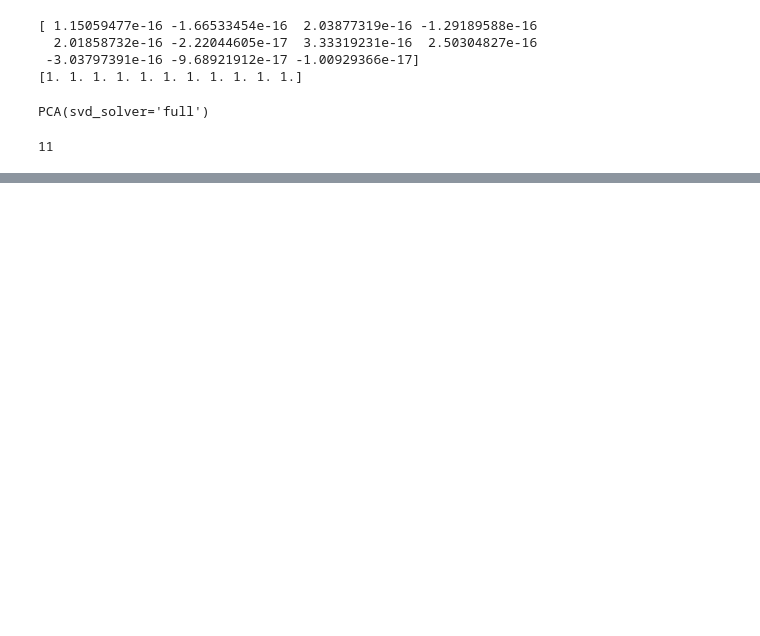
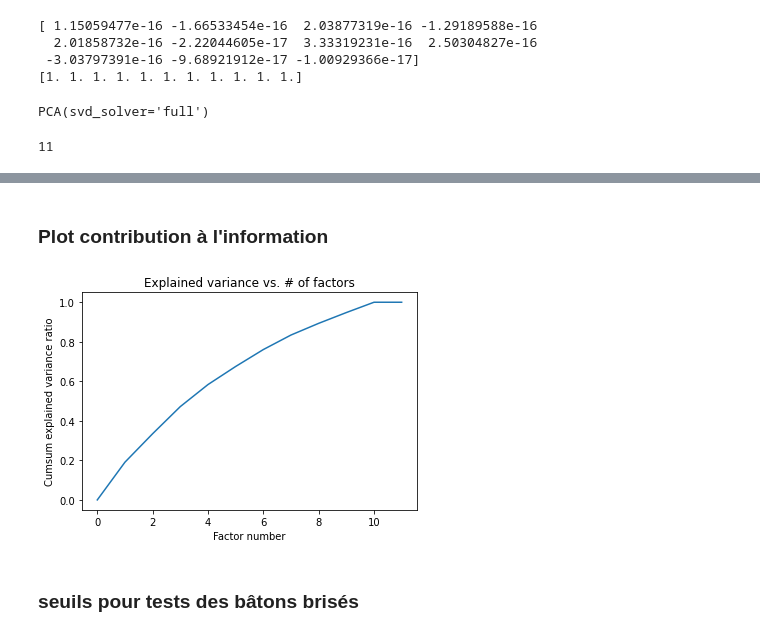
Before and after one commit to dussault-antoine/DataDrivenDesign, a Jupyter notebook: td_1.ipynb, the cells around one changed output, grey strips where cells are left out. Cells and saved outputs as stored; diff of their text form; code cells hidden in the pictures; blank space fills up the shorter version.

```diff
--- a/td_1.ipynb
+++ b/td_1.ipynb
@@ -103,0 +151,13 @@ print(acp.explained_variance_)
+# %% [markdown]
+### Plot contribution à l'information
+# %%
+plt.plot(np.arange(0,p+1),np.concatenate([[0],np.cumsum(acp.explained_variance_ratio_)]))
+plt.title("Explained variance vs. # of factors")
+plt.ylabel("Cumsum explained variance ratio")
+plt.xlabel("Factor number")
+
+plt.show()
+# %% [output]
+[figure, added]
+# %% [markdown]
+### seuils pour tests des bâtons brisés
```
Also changed, not shown: parts of 37 cells of this notebook, 7 other files.
